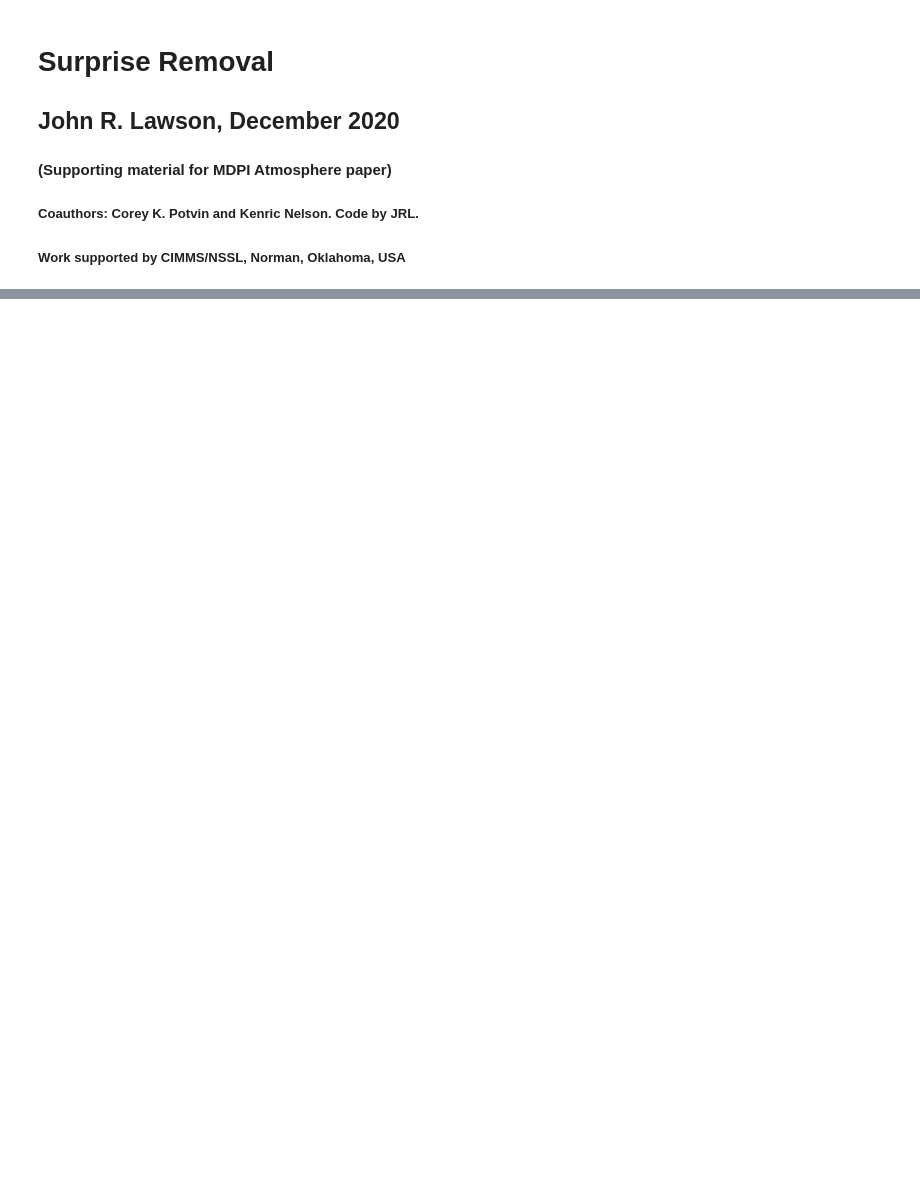
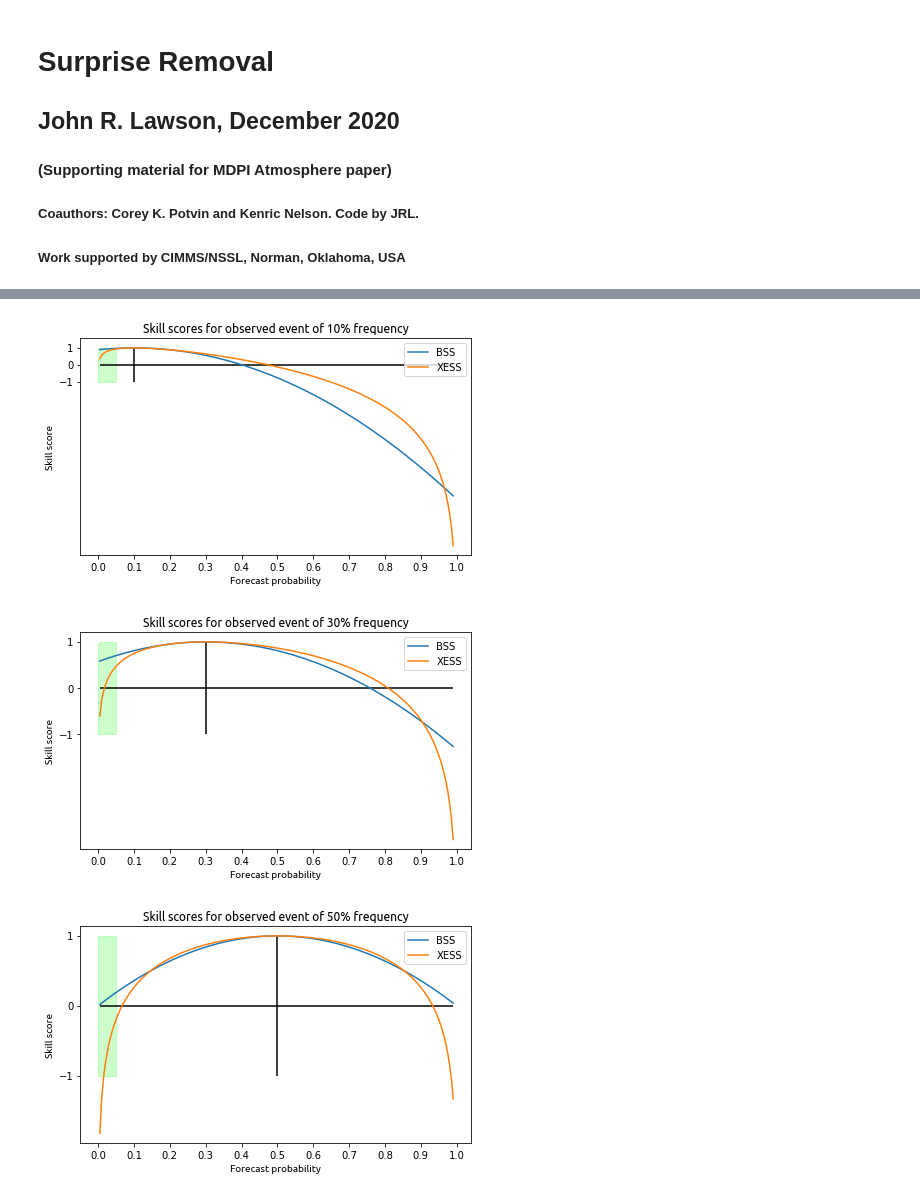
Before and after one commit to johnrobertlawson/info-gain, a Jupyter notebook: SurpriseRemoval.ipynb, the cells around one changed output, grey strips where cells are left out. Drawn from its saved outputs; the diff is of its cells as text; code cells hidden in the pictures; blank space fills up the shorter version.

```diff
--- a/SurpriseRemoval.ipynb
+++ b/SurpriseRemoval.ipynb
@@ -138,16 +16,17 @@ import os
 import copy
 import pickle
 %matplotlib inline
-%pdb off
 import multiprocessing
 import random
+import sklearn
+import sklearn.preprocessing
+import sklearn.decomposition
 
-#import matplotlib.font_manager
-#print(matplotlib.font_manager.findSystemFonts(fontpaths=None, fontext='ttf'))
-M.rcParams['font.family'] = 'sans-serif'
-M.rcParams['font.sans-serif'] = ['Bitstream Vera Sans']
 np.set_printoptions(precision=3,suppress=True)
 pd.set_option("display.precision",3)
 pd.set_option("display.float_format",'{:.3f}'.format)
 # np.random.seed(383838)
 ncpus = 4
+
+# Shortcut for fonts
+ff = {'fontname':"Ubuntu"}
@@ -180,0 +74,33 @@ We deploy Lorenz's 1963 three-variable model of convection (L63) in an intermitt
+# %%
+def plot_BSSvXESS(f,o):
+    fig,ax = plt.subplots(1,figsize=(7,4))
+    BS = (f-o)**2
+    IGN = ((1-o)*np.log2((1-o)/(1-f)))+(o*np.log2(o/f))
+    BS_UNC = o*(1-o)
+    IGN_UNC = (-o*np.log2(o))-((1-o)*np.log2(1-o))
+    BSS = (BS-BS_UNC)/(0-BS_UNC)
+    IGNSS = (IGN-IGN_UNC)/(0-IGN_UNC)
+    ax.plot(f,BSS,label='BSS',zorder=3)
+    ax.plot(f,IGNSS,label='XESS',zorder=3)
+    ax.legend()
+    ax.hlines(y=0,xmin=f.min(),xmax=f.max(),color='k',
+              zorder=2)
+    ax.vlines(x=o,ymin=-1,ymax=1,color='k',zorder=2)
+    ax.set_xlabel('Forecast probability',**ff)
+    ax.set_ylabel('Skill score',**ff)
+    ax.set_title(f"Skill scores for observed event of {int(o*100):d}% frequency",**ff)
+    ax.set_yticks([-1,0,1])
+    ax.set_xticks(np.arange(0.0,1.1,0.1))
+
+    ax.fill_between(x=[0,0.05],y1=[-1,-1],y2=[1,1],
+                    zorder=1,color='lime',alpha=0.2)
+    display(fig)
+    plt.close(fig)
+
+f = np.arange(0.005,0.995,0.005)
+for o in (0.1,0.3,0.5):
+    plot_BSSvXESS(f,o)
+# %% [output]
+[figure, added]
+[figure, added]
+[figure, added]
```
Also changed, not shown: parts of 78 cells of this notebook, 15 other files.
